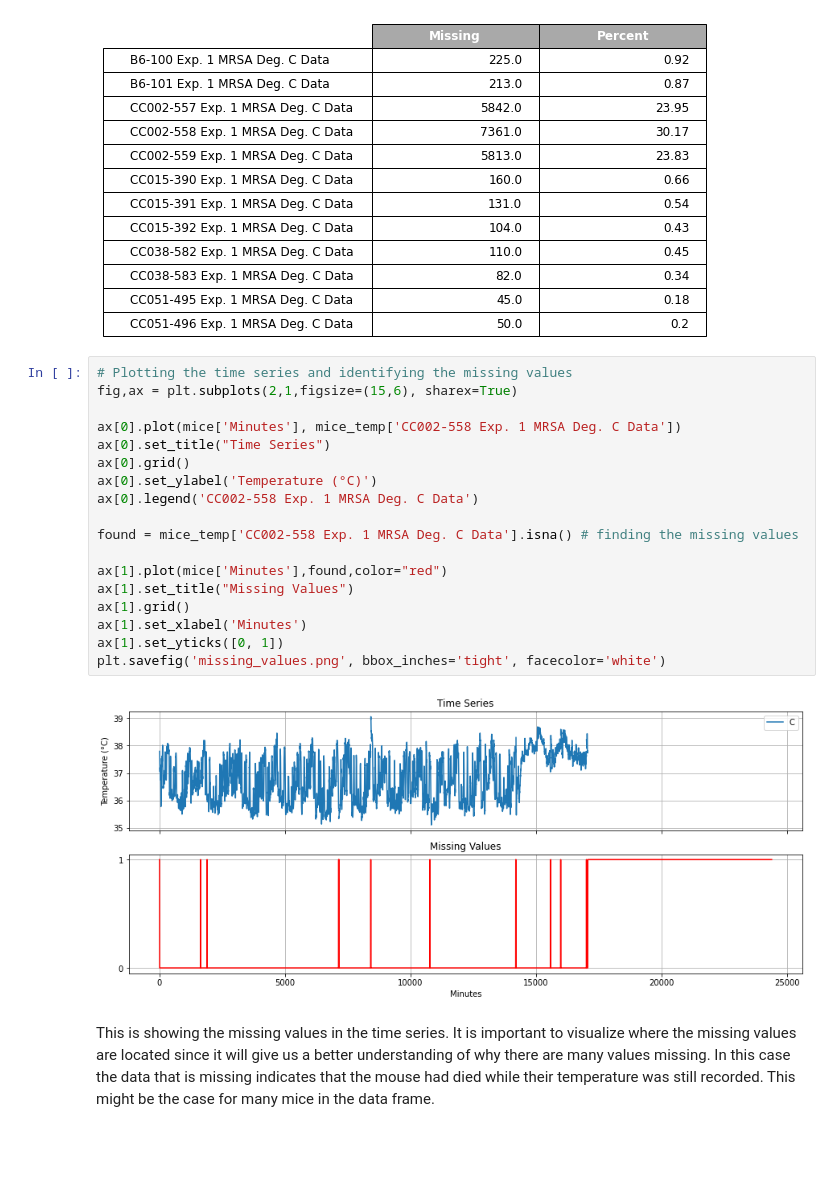
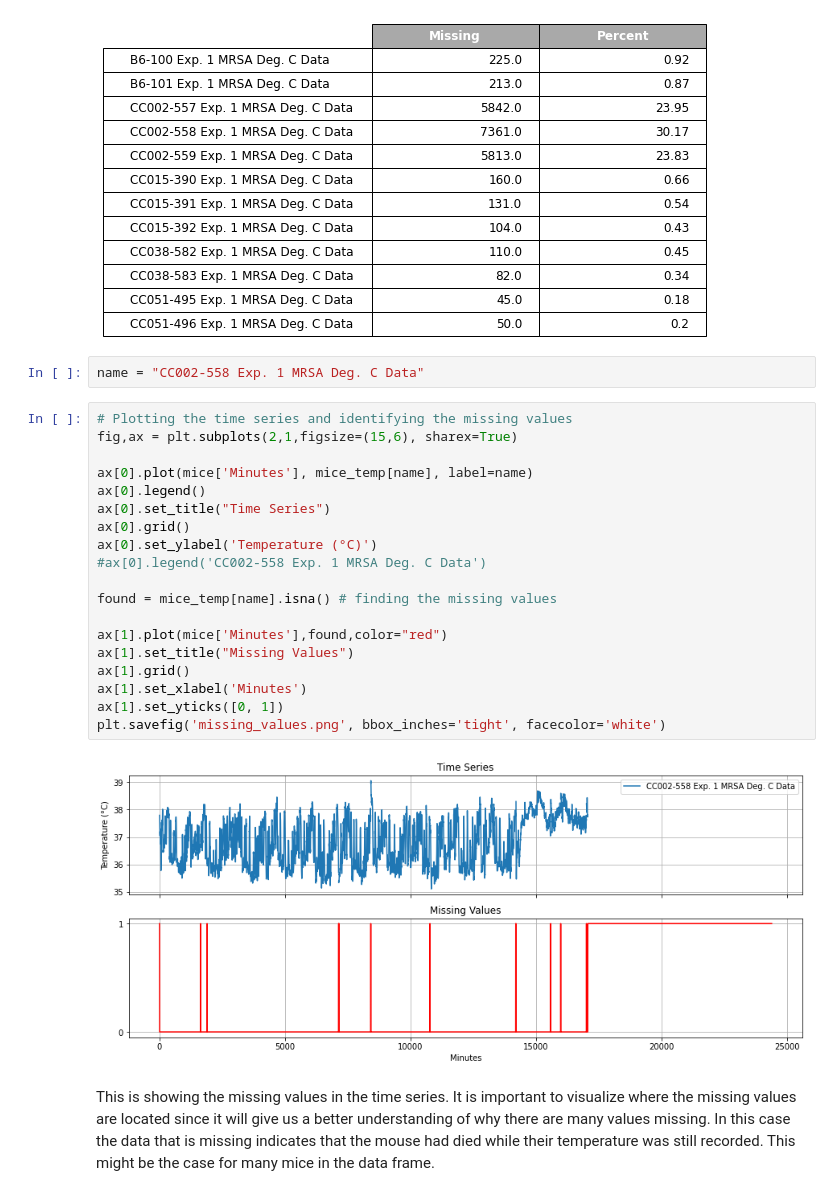
Before and after one commit to sheyaa/caterpillar_mset, a Jupyter notebook: mice_fill_missing_values.ipynb, the cells around one changed output. Drawn from its saved outputs; the diff is of its cells as text; blank space fills up the shorter version.

```diff
--- a/mice_fill_missing_values.ipynb
+++ b/mice_fill_missing_values.ipynb
@@ -81,26 +81,29 @@ for i, col_name in enumerate(combined_df.columns):
 plt.savefig('table_percentage.png', bbox_inches='tight', facecolor='white')
 # %% [output]
 [figure]
+# %%
+name = "CC002-558 Exp. 1 MRSA Deg. C Data"
 # %%
 # Plotting the time series and identifying the missing values
 fig,ax = plt.subplots(2,1,figsize=(15,6), sharex=True)
 
-ax[0].plot(mice['Minutes'], mice_temp['CC002-558 Exp. 1 MRSA Deg. C Data'])
+ax[0].plot(mice['Minutes'], mice_temp[name], label=name)
+ax[0].legend()
 ax[0].set_title("Time Series")
 ax[0].grid()
 ax[0].set_ylabel('Temperature (°C)')
-ax[0].legend('CC002-558 Exp. 1 MRSA Deg. C Data')
+#ax[0].legend('CC002-558 Exp. 1 MRSA Deg. C Data')
 
-found = mice_temp['CC002-558 Exp. 1 MRSA Deg. C Data'].isna() # finding the missing values
+found = mice_temp[name].isna() # finding the missing values
 
 ax[1].plot(mice['Minutes'],found,color="red")
 ax[1].set_title("Missing Values")
 ax[1].grid()
 ax[1].set_xlabel('Minutes')
 ax[1].set_yticks([0, 1])
 plt.savefig('missing_values.png', bbox_inches='tight', facecolor='white')
 # %% [output]
-[figure, old version]
+[figure, new version]
 # %% [markdown]
 This is showing the missing values in the time series. It is important to visualize where the missing values are located since it will give us a better understanding of why there are many values missing. In this case the data that is missing indicates that the mouse had died while their temperature was still recorded. This might be the case for many mice in the data frame.
 # %% [markdown]
```
Also changed, not shown: parts of 13 cells of this notebook.
